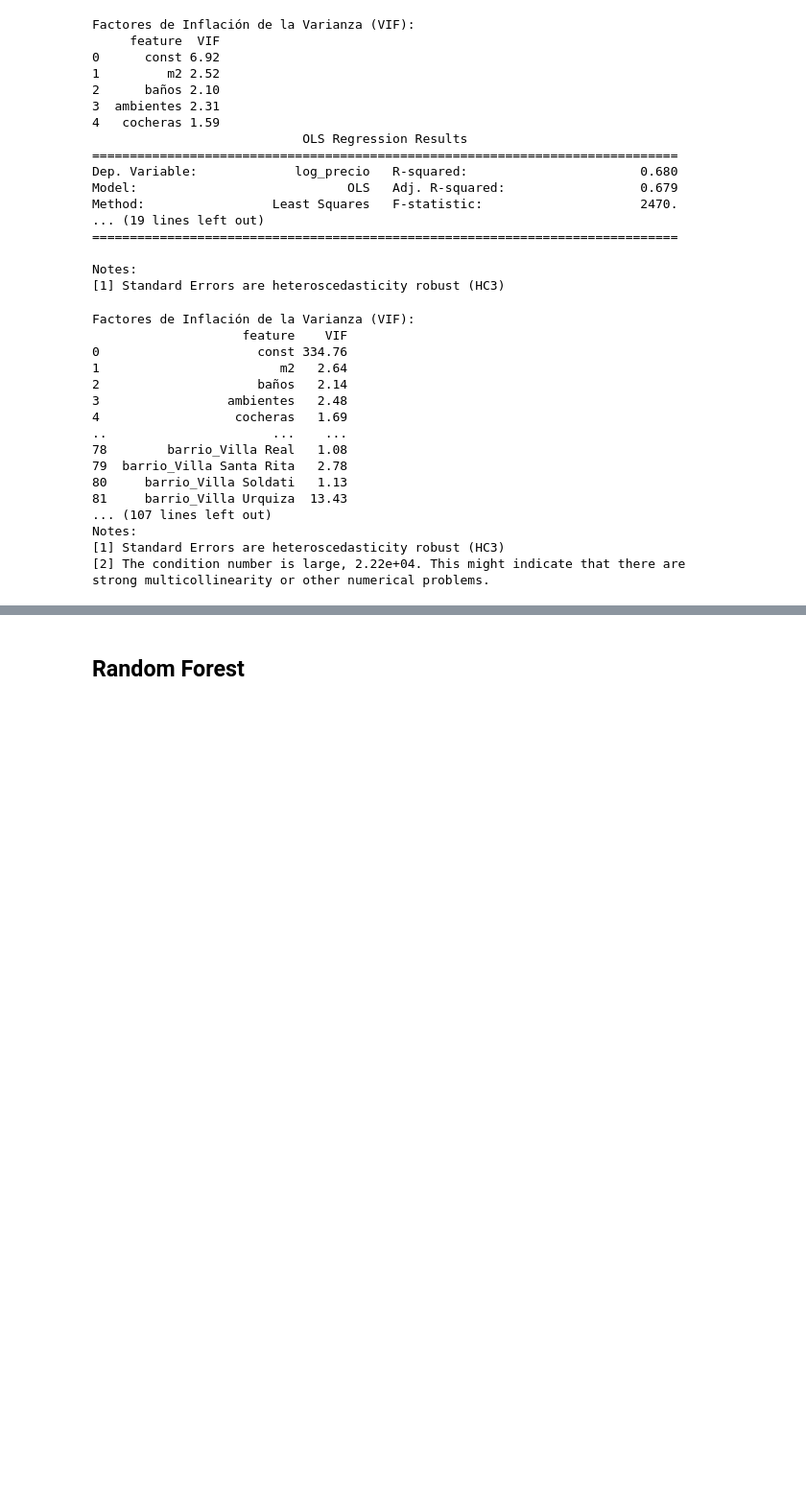
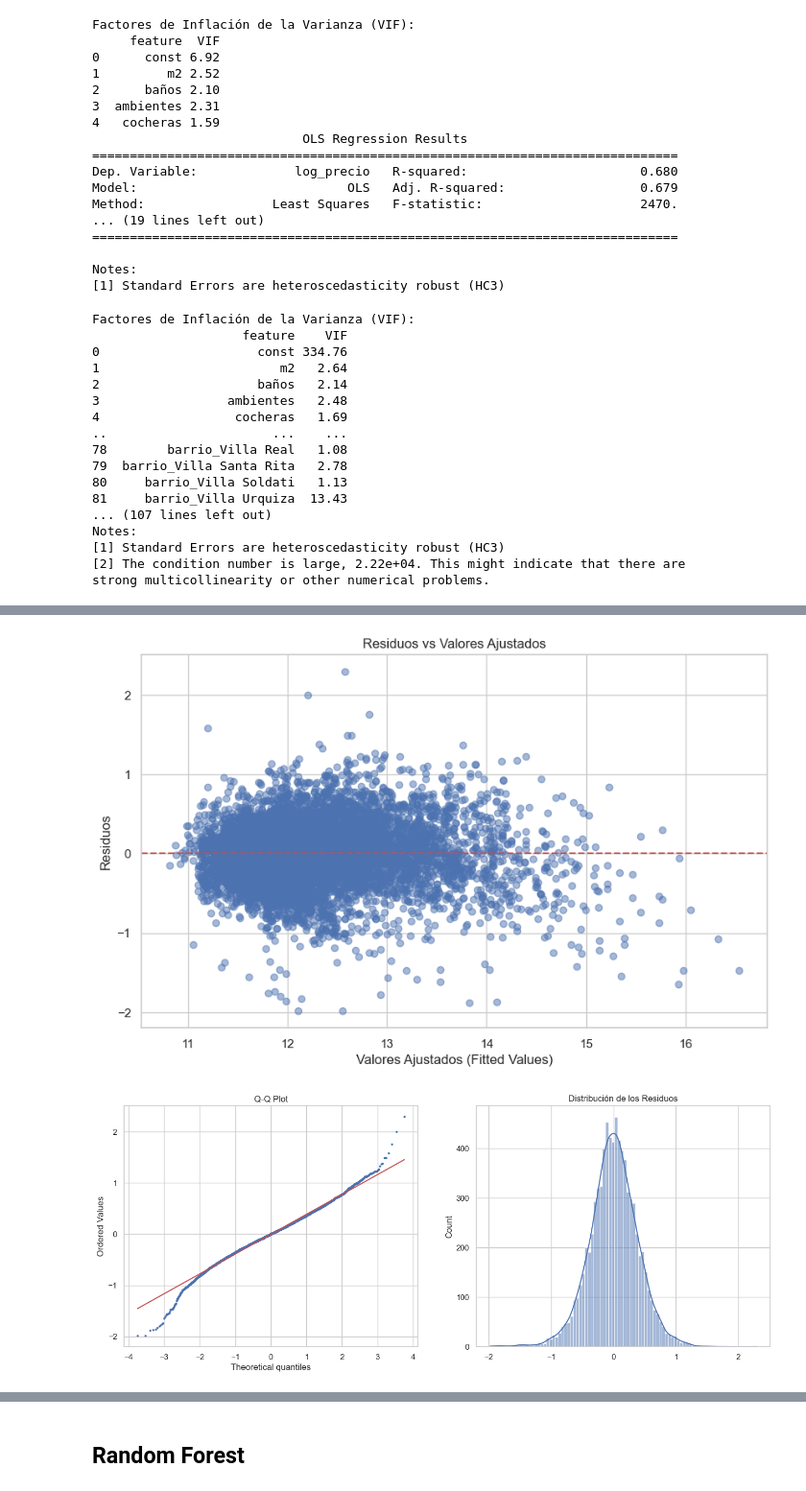
Before and after one commit to Lautaroogh/Real-State-Capital-Federal-Argentina, a Jupyter notebook: notebooks/analisis.ipynb, the cells around one changed output, grey strips where cells are left out. Shown at 96% size. Drawn from its saved outputs; the diff is of its cells as text; code cells hidden in the pictures; blank space fills up the shorter version.

```diff
--- a/notebooks/analisis.ipynb
+++ b/notebooks/analisis.ipynb
@@ -443,0 +471,30 @@ strong multicollinearity or other numerical problems.
+# %%
+# Recalcular residuos y valores ajustados del modelo OLS (modelo_log_con_dummies)
+model = modelo_log_con_dummies
+residuals = model.resid
+fitted_values = model.fittedvalues
+
+# 1. Residuals vs Fitted (Homocedasticidad y Linealidad)
+plt.figure(figsize=(10, 6))
+plt.scatter(fitted_values, residuals, alpha=0.5)
+plt.axhline(y=0, color='r', linestyle='--')
+plt.xlabel('Valores Ajustados (Fitted Values)')
+plt.ylabel('Residuos')
+plt.title('Residuos vs Valores Ajustados')
+plt.show()
+
+# 2. Verificación de Normalidad (Q-Q Plot e Histograma)
+fig, ax = plt.subplots(1, 2, figsize=(16, 6))
+
+stats.probplot(residuals, dist="norm", plot=ax[0])
+ax[0].get_lines()[0].set_marker('o')
+ax[0].get_lines()[0].set_markersize(2.0)
+ax[0].set_title('Q-Q Plot')
+
+sns.histplot(residuals, kde=True, ax=ax[1])
+ax[1].set_title('Distribución de los Residuos')
+
+plt.show()
+# %% [output]
+[figure, added]
+[figure, added]
```
Also changed, not shown: parts of 11 cells of this notebook, 4 other files.
